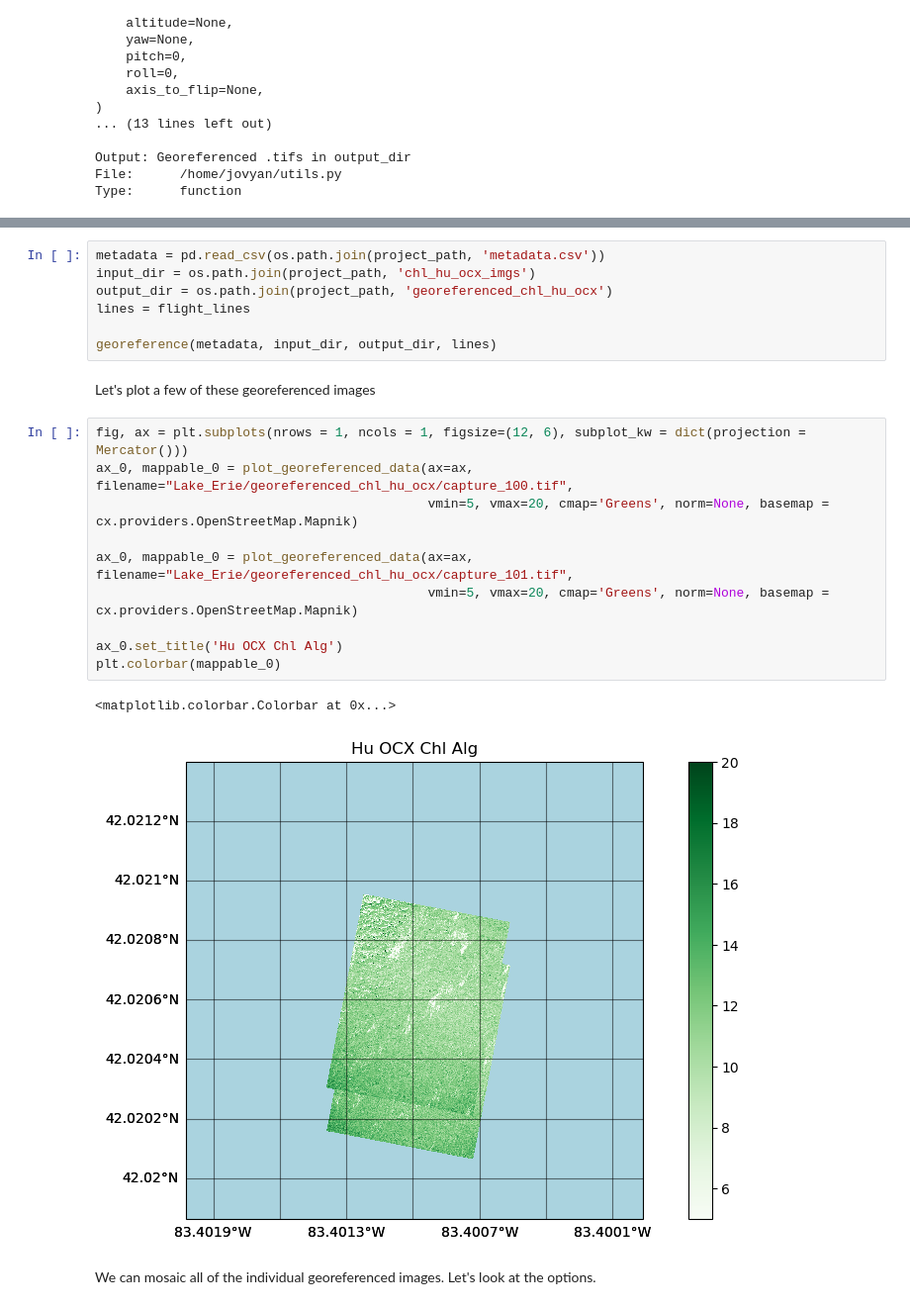
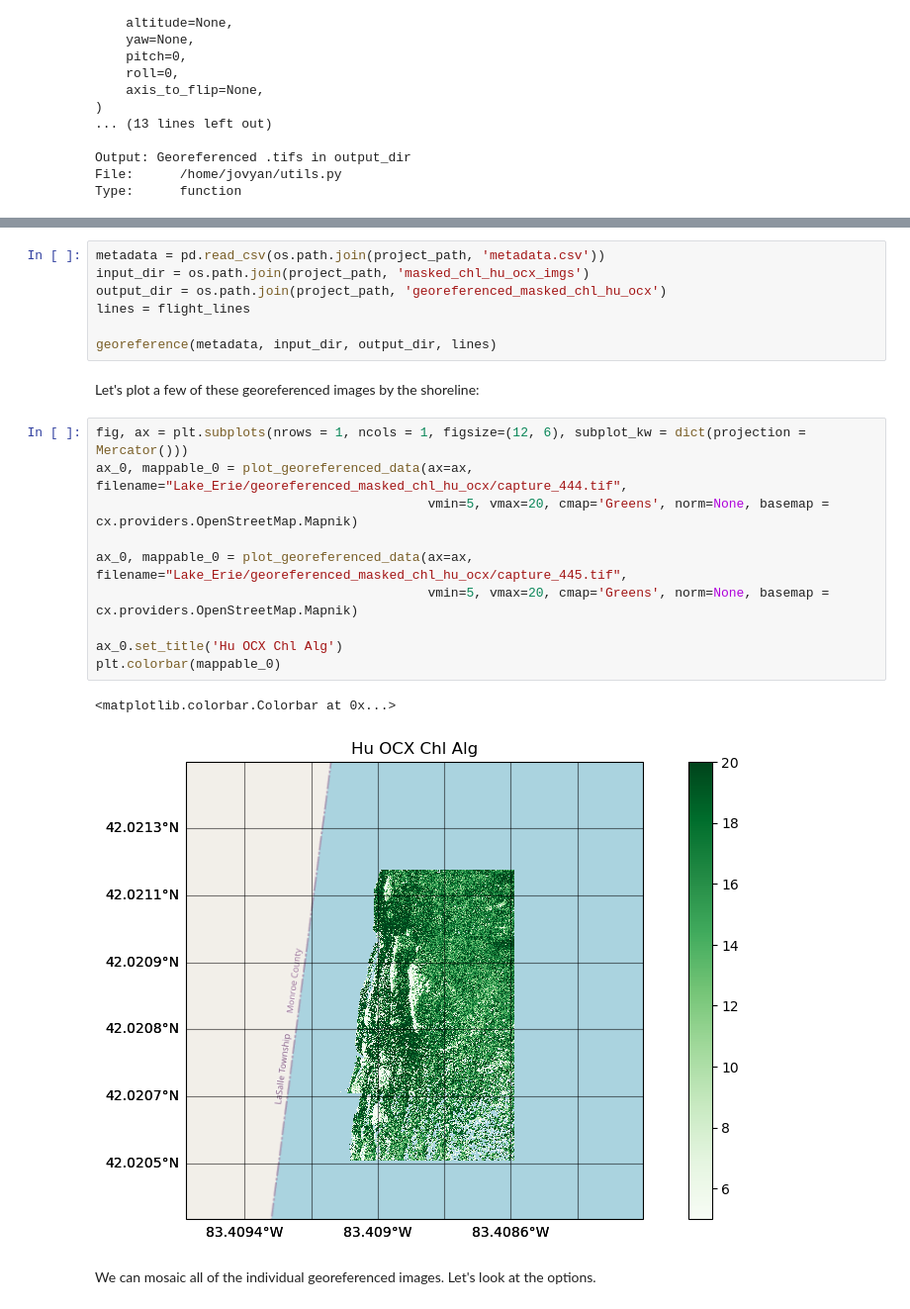
Before and after one commit to aewindle110/DroneWQ, a Jupyter notebook: primary_demo_lake_erie.ipynb, the cells around one changed output, grey strips where cells are left out. Shown at 99% size. Saved outputs shown, nothing was run; the diff lists cells and outputs as text.

```diff
--- a/primary_demo_lake_erie.ipynb
+++ b/primary_demo_lake_erie.ipynb
@@ -494,25 +574,25 @@ flight_lines[0:5]
 # %%
 metadata = pd.read_csv(os.path.join(project_path, 'metadata.csv'))
-input_dir = os.path.join(project_path, 'chl_hu_ocx_imgs')
-output_dir = os.path.join(project_path, 'georeferenced_chl_hu_ocx')
+input_dir = os.path.join(project_path, 'masked_chl_hu_ocx_imgs')
+output_dir = os.path.join(project_path, 'georeferenced_masked_chl_hu_ocx')
 lines = flight_lines
 
 georeference(metadata, input_dir, output_dir, lines)
 # %% [markdown]
-Let's plot a few of these georeferenced images
+Let's plot a few of these georeferenced images by the shoreline:
 # %%
 fig, ax = plt.subplots(nrows = 1, ncols = 1, figsize=(12, 6), subplot_kw = dict(projection = Mercator()))
-ax_0, mappable_0 = plot_georeferenced_data(ax=ax, filename="Lake_Erie/georeferenced_chl_hu_ocx/capture_100.tif",
+ax_0, mappable_0 = plot_georeferenced_data(ax=ax, filename="Lake_Erie/georeferenced_masked_chl_hu_ocx/capture_444.tif",
                                            vmin=5, vmax=20, cmap='Greens', norm=None, basemap = cx.providers.OpenStreetMap.Mapnik)
 
-ax_0, mappable_0 = plot_georeferenced_data(ax=ax, filename="Lake_Erie/georeferenced_chl_hu_ocx/capture_101.tif",
+ax_0, mappable_0 = plot_georeferenced_data(ax=ax, filename="Lake_Erie/georeferenced_masked_chl_hu_ocx/capture_445.tif",
                                            vmin=5, vmax=20, cmap='Greens', norm=None, basemap = cx.providers.OpenStreetMap.Mapnik)
 
 ax_0.set_title('Hu OCX Chl Alg')
 plt.colorbar(mappable_0)
 # %% [output]
 <matplotlib.colorbar.Colorbar at 0x...>
-[figure, old version]
+[figure, new version]
 # %% [markdown]
 We can mosaic all of the individual georeferenced images. Let's look at the options.
 # %%
```
Also changed, not shown: parts of 35 cells of this notebook, 1 other file.
